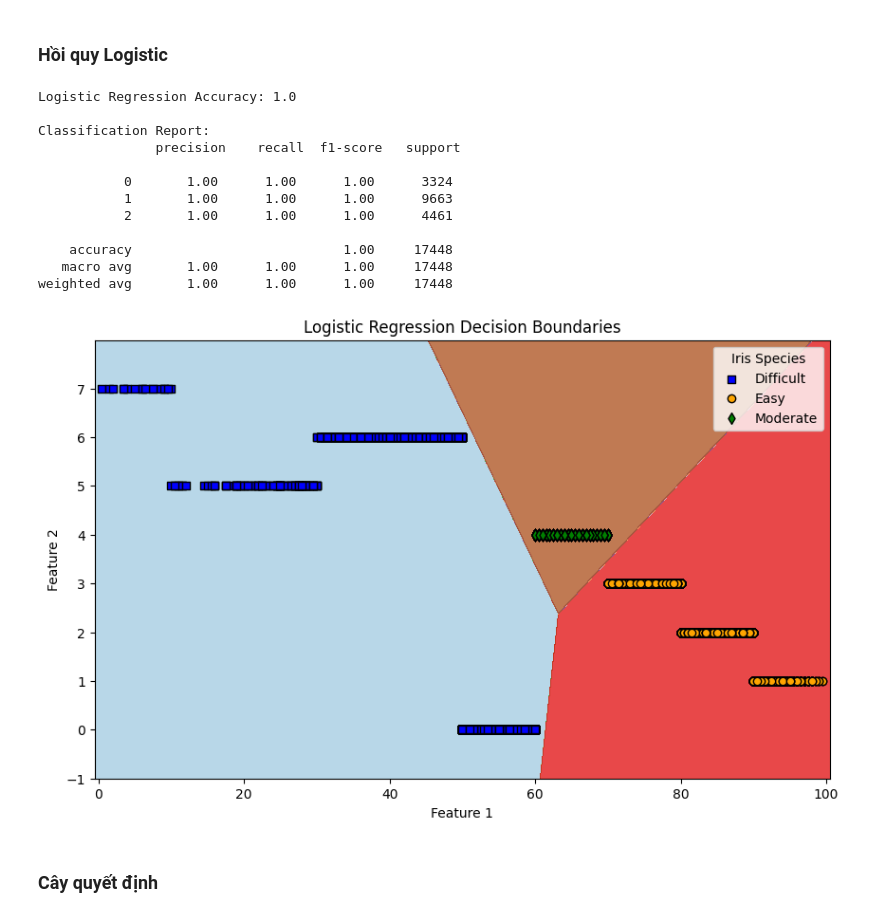
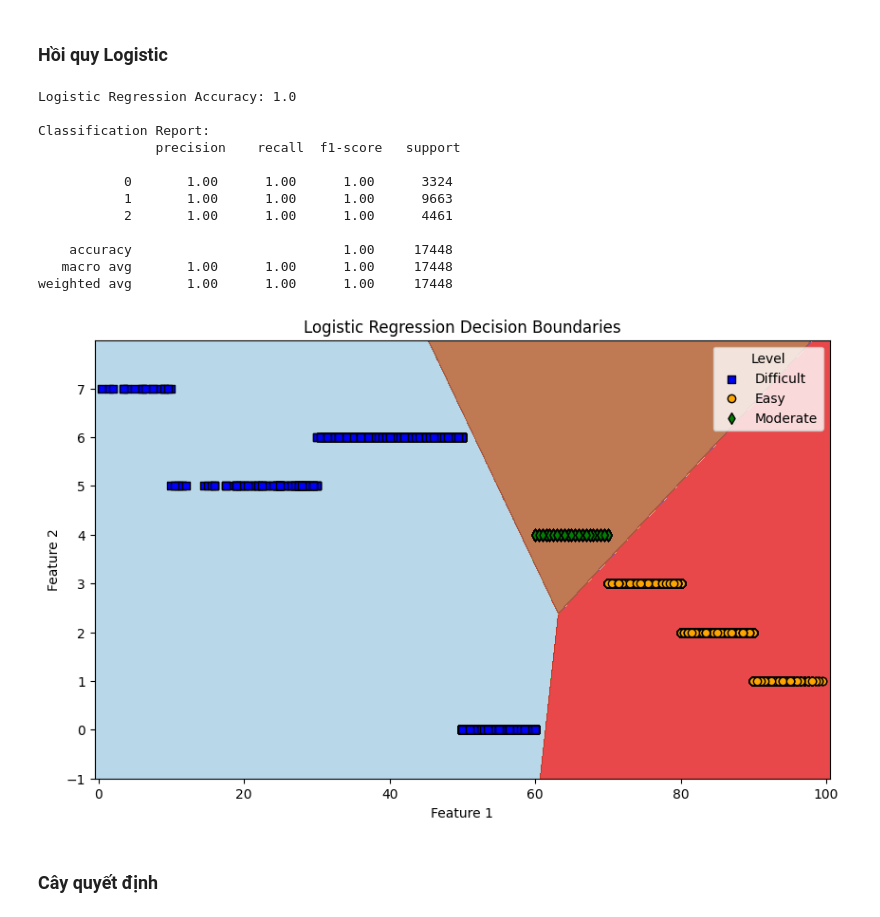
Before and after one commit to TempWiz/I2DS---Final-Project-Book-Recommandation-System, a Jupyter notebook: Final.ipynb, the cells around one changed output. Drawn from its saved outputs; the diff is of its cells as text; code cells hidden in the pictures.

```diff
--- a/Final.ipynb
+++ b/Final.ipynb
@@ -318,35 +318,35 @@ xx, yy = np.meshgrid(np.arange(x_min, x_max, 0.01),
 
 # Predict classifications for the mesh grid
 Z = lr.predict(scaler.transform(np.c_[xx.ravel(), yy.ravel()]))
 Z = Z.reshape(xx.shape)
 
 # Plot the decision boundaries
 plt.figure(figsize=(10, 6))
 plt.contourf(xx, yy, Z, alpha=0.8, cmap=plt.cm.Paired)
 
 # Scatter plot the actual data points
 for i, color, label, marker in zip([0, 1, 2], ['blue', 'orange', 'green'], encoder.classes_, ['s', 'o', 'd']):
     plt.scatter(X[y == i].iloc[:, 0], X[y == i].iloc[:, 1], c=color, label=label, edgecolor='k', marker=marker)
 
 plt.xlabel('Feature 1')
 plt.ylabel('Feature 2')
-plt.legend(title="Iris Species")
+plt.legend(title="Level")
 plt.title("Logistic Regression Decision Boundaries")
 plt.show()
 # %% [output]
 Logistic Regression Accuracy: 1.0
 
 Classification Report:
                precision    recall  f1-score   support
 
            0       1.00      1.00      1.00      3324
            1       1.00      1.00      1.00      9663
            2       1.00      1.00      1.00      4461
 
     accuracy                           1.00     17448
    macro avg       1.00      1.00      1.00     17448
 weighted avg       1.00      1.00      1.00     17448
-[figure, old version]
+[figure, new version]
 # %% [markdown]
 ### Cây quyết định
 # %%
```
Also changed, not shown: parts of 1 cell of this notebook.
